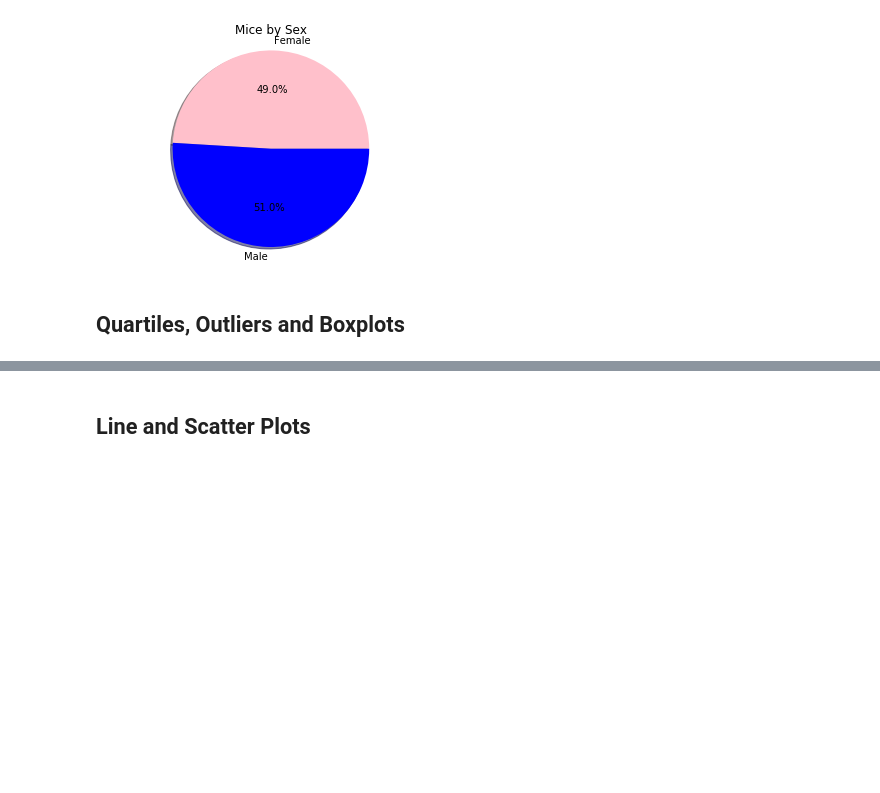
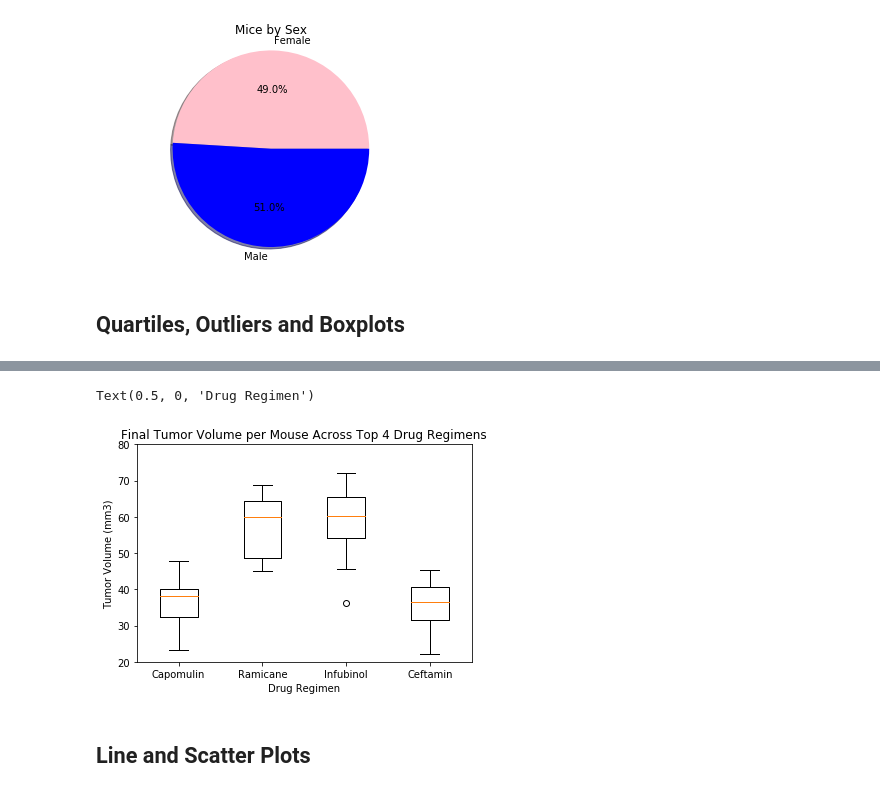
Before and after one commit to cdfencing/Matplotlib-The-Power-of-Plots, a Jupyter notebook: Pymaceuticals/Pymaceuticals.ipynb, the cells around one changed output, grey strips where cells are left out. Drawn from its saved outputs; the diff is of its cells as text; code cells hidden in the pictures; blank space fills up the shorter version.

```diff
--- a/Pymaceuticals/Pymaceuticals.ipynb
+++ b/Pymaceuticals/Pymaceuticals.ipynb
@@ -186,0 +144,9 @@ mice_by_timepoint
+# %%
+#Grab the top 4 regimens (Capomulin, Ramicane, Infubinol, and Ceftamin)
+top_regimens = combined_mousestudy_df[combined_mousestudy_df["Drug Regimen"].isin(["Capomulin", "Ramicane", "Infubinol", "Ceftamin"])]
+top_regimens = top_regimens.sort_values(["Timepoint"], ascending=True)
+top_regimens
+
+top_regimens_data = top_regimens[["Drug Regimen", "Mouse ID", "Timepoint", "Tumor Volume (mm3)"]]
+
+top_regimens_data
@@ -187,3 +167,38 @@ mice_by_timepoint
+# %%
+#Group the data by both Drug Regimen and Mouse ID and get the final tumor measurement
+top_regimens_sort = top_regimens_data.groupby(['Drug Regimen', 'Mouse ID']).last()['Tumor Volume (mm3)']
+top_regimens_sort.head()
+
+# put above data into dataframe for future manipulation
+top_regimen_df = top_regimens_sort.to_frame()
+top_regimen_df
+
+# Create treatments list for for loop (and later for plot labels)
+top_drugs = ['Capomulin', 'Ramicane', 'Infubinol','Ceftamin']
+
+
+
+#reset the index for final 4 drugs of interest
+final_drug_df = top_regimen_df.reset_index()
+
+# Create a tumor drug regimen list with tumor volume for plotting
+list_of_tumor_drugs = final_drug_df.groupby('Drug Regimen')['Tumor Volume (mm3)'].apply(list)
+list_of_tumor_drugs
+
+#Turn the list into a dataframe for manipulation
+final_list_of_tumor_drugs = pd.DataFrame(list_of_tumor_drugs)
+
+
+# Generate a box plot of the final tumor volume of each mouse across the top four drug regimens
+tumor_volumes = [volume for volume in final_list_of_tumor_drugs['Tumor Volume (mm3)']]
+plt.boxplot(tumor_volumes, labels=top_drugs)
+plt.ylim(20, 80)
+plt.title("Final Tumor Volume per Mouse Across Top 4 Drug Regimens")
+plt.ylabel('Tumor Volume (mm3)')
+plt.xlabel('Drug Regimen')
+# %% [output]
+Text(0.5, 0, 'Drug Regimen')
+[figure, added]
 # %% [markdown]
 ## Line and Scatter Plots
 # %%
```
Also changed, not shown: parts of 7 cells of this notebook, 1 other file.
